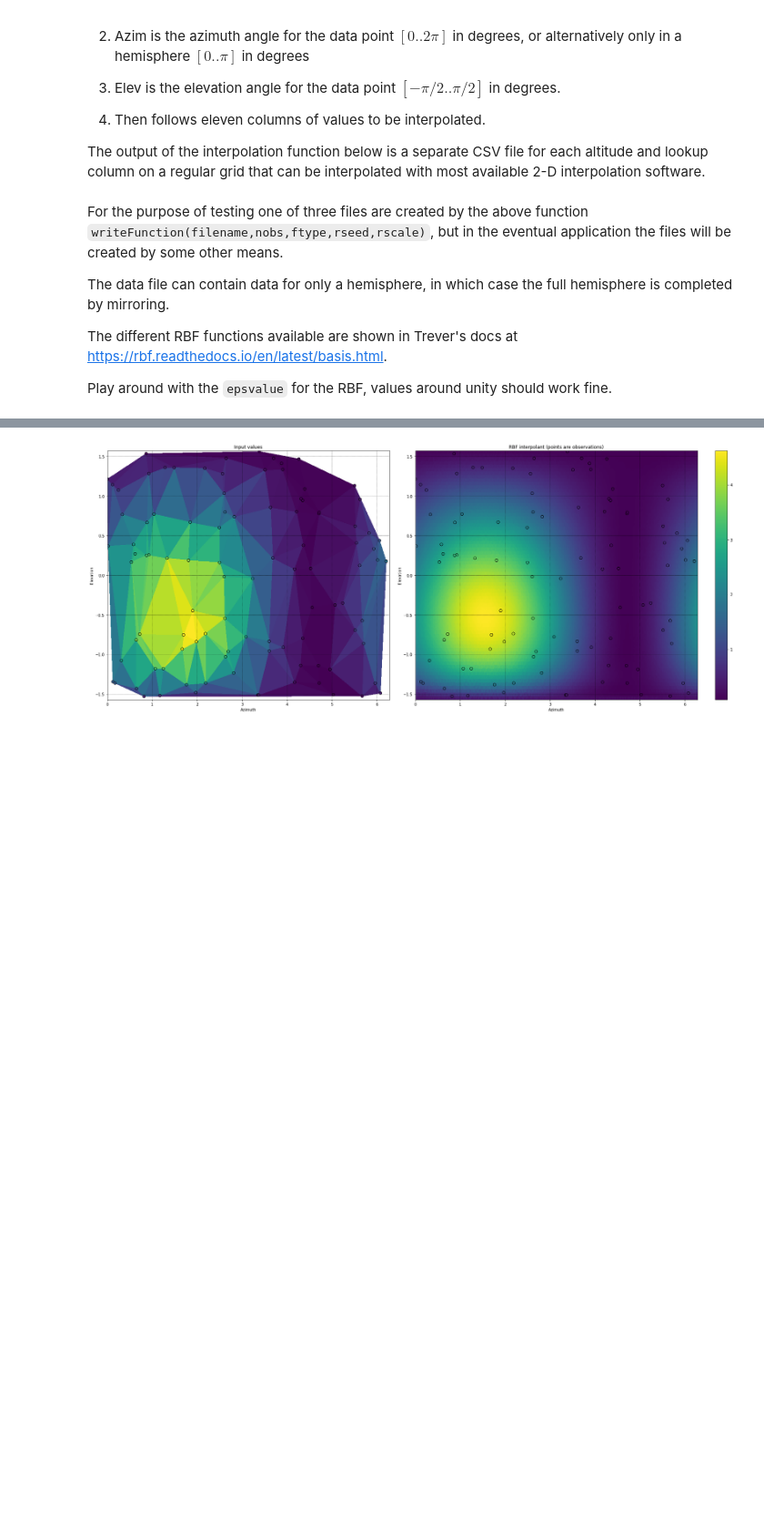
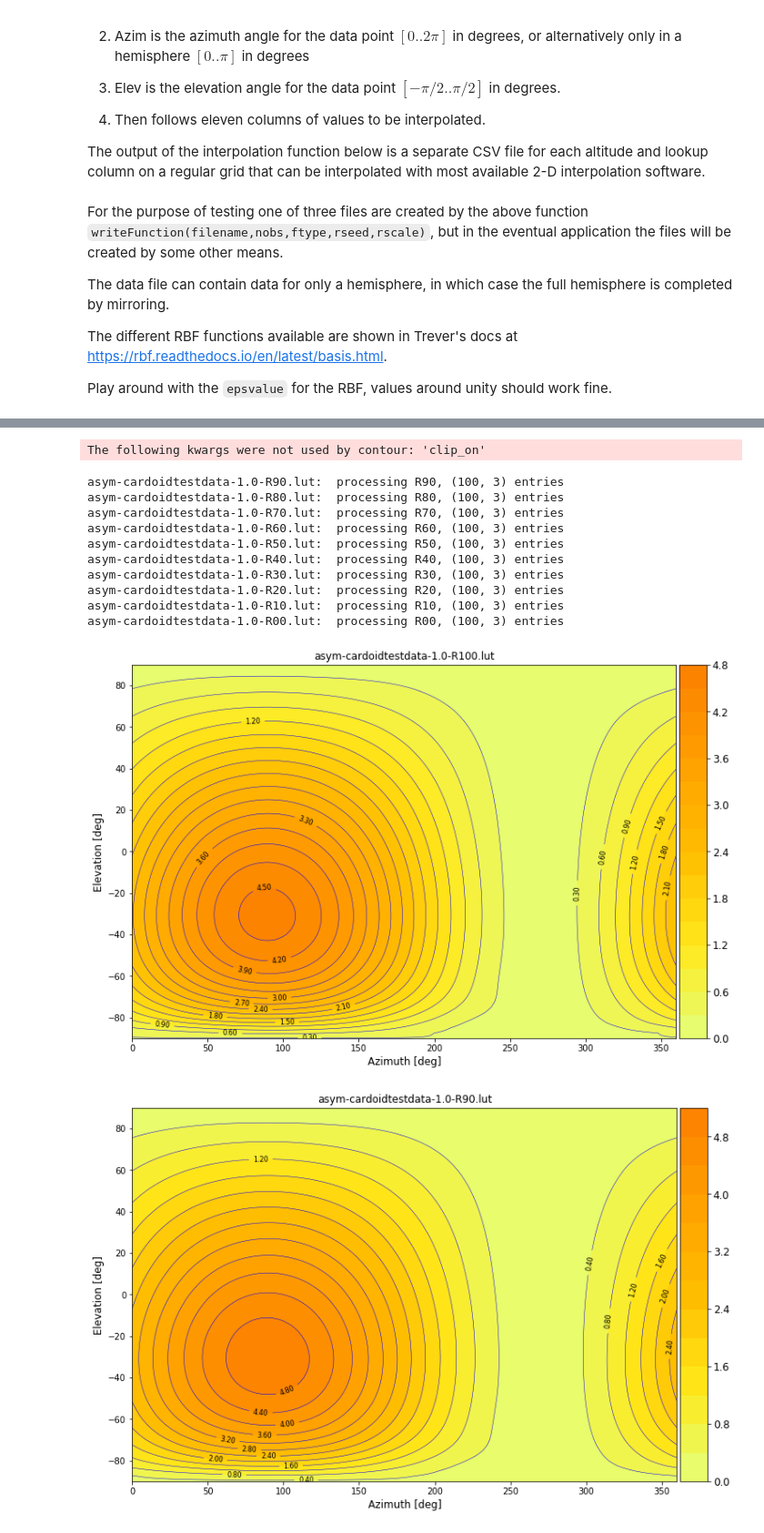
Before and after one commit to NelisW/PythonNotesToSelf, a Jupyter notebook: RBF-interpolation-on-sphere.ipynb, the cells around one changed output, grey strips where cells are left out. Shown at 91% size. Cells and saved outputs as stored; diff of their text form; code cells hidden in the pictures; blank space fills up the shorter version.

Commit message:
bugfix and ryplot plot

```diff
--- a/RBF-interpolation-on-sphere.ipynb
+++ b/RBF-interpolation-on-sphere.ipynb
@@ -3,9 +3,18 @@ import numpy as np
 import pandas as pd
 import matplotlib
 import matplotlib.pyplot as plt
+from matplotlib import cm
 
 import os.path
 
+try:
+    import pyradi.ryplot as ryplot
+    pyradiryplotImported = True
+except ImportError:
+    pyradiryplotImported = False
+
+
+
 # get rbf from here: https://github.com/treverhines/RBF.git
 import rbf
 # %% [markdown]
@@ -351,7 +360,7 @@ filename = 'asym-cardoidtestdata.env'
 gint_azim=2.5
 gint_elev=2.5
 epsvalue = 1
-doPlot = True
+doPlot = False
 datafileregulargrid = False
 usespherical_to_cartesian = True
 
@@ -393,6 +402,7 @@ cart_itp = spherical_to_cartesian(msh_azim,msh_elev)
 
 # do for altitudes one at a time
 icnt = 0
+filenames = []
 for alti in altiUnique:
     # and Rx one at a time
     for rcol in rcolumns:
@@ -403,8 +413,10 @@ for alti in altiUnique:
         obs_elev = dfs['Elev'].values * np.pi / 180
         obs_vals = dfs[rcol].values
 
-        ofilename = f'{os.path.basename(filename)}-{alti}-{rcol}.lut'
+        fbasename = ''.join(os.path.basename(filename).split('.')[:-1])
+        ofilename = f'{fbasename}-{alti}-{rcol}.lut'
         print(f'{ofilename}:  processing {rcol}, {dfs.shape} entries')
+        filenames.append(ofilename)
 
         if usespherical_to_cartesian:
             # use data in raw format to calc cartesian values
@@ -420,13 +432,18 @@ for alti in altiUnique:
         # evaluate the interpolant on the interpolation points
         val_itp = I(cart_itp)
 
-        if doPlot and icnt == 1:
+        if doPlot and not pyradiryplotImported and icnt == 1:
             plotResults2(obs_azim,obs_elev,obs_vals,msh_azim,msh_elev,val_itp)
 
         vals = val_itp.reshape(grd_elevV.shape[0],grd_azimV.shape[0])
-#         print(vals.shape)
-#         print(grd_azimV.shape)
-#         print(grd_elevV.shape)
+        np.savetxt(ofilename, vals, delimiter=' ')
 
-        np.savetxt(ofilename, vals, delimiter=' ')
+        if pyradiryplotImported:
+            p = ryplot.Plotter(icnt,1,1,figsize=(12,8),doWarning=False)
+            p.meshContour(1,grd_azimV*180/np.pi,grd_elevV*180/np.pi,vals,15,
+                          ofilename,'Azimuth [deg]','Elevation [deg]',
+                          meshCmap=cm.Wistia, cbarshow=True,
+                          contLabel=True,contFmt='%.2f')
+            fbasename = ''.join(os.path.basename(ofilename).split('.')[:-1])
+            p.saveFig(fbasename+'.png')
 # %% [output]
@@ -444 +451,13 @@ asym-cardoidtestdata.env-1.0-R00.lut:  processing R00, (100, 3) entries
+The following kwargs were not used by contour: 'clip_on'
+asym-cardoidtestdata-1.0-R90.lut:  processing R90, (100, 3) entries
+asym-cardoidtestdata-1.0-R80.lut:  processing R80, (100, 3) entries
+asym-cardoidtestdata-1.0-R70.lut:  processing R70, (100, 3) entries
+asym-cardoidtestdata-1.0-R60.lut:  processing R60, (100, 3) entries
+asym-cardoidtestdata-1.0-R50.lut:  processing R50, (100, 3) entries
+asym-cardoidtestdata-1.0-R40.lut:  processing R40, (100, 3) entries
+asym-cardoidtestdata-1.0-R30.lut:  processing R30, (100, 3) entries
+asym-cardoidtestdata-1.0-R20.lut:  processing R20, (100, 3) entries
+asym-cardoidtestdata-1.0-R10.lut:  processing R10, (100, 3) entries
+asym-cardoidtestdata-1.0-R00.lut:  processing R00, (100, 3) entries
-[figure, old version]
+[figure, new version]
+[figure, added]
```
Also changed, not shown: parts of 2 cells of this notebook.
